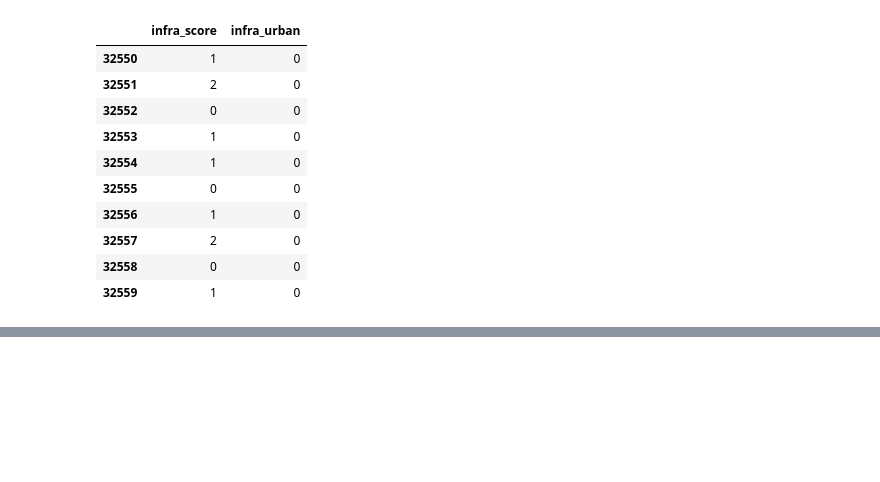
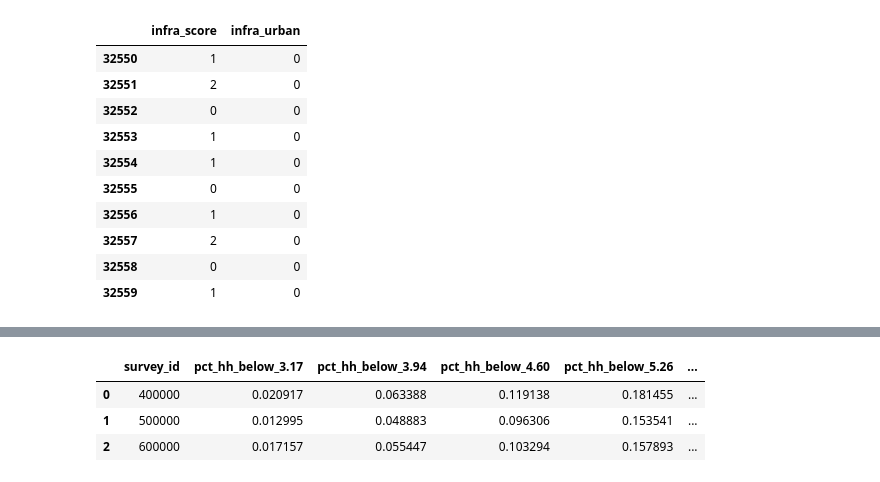
Before and after one commit to guupiii/ESAA, a Jupyter notebook: Poverty_Prediction_Challenge11.ipynb, the cells around one changed output, grey strips where cells are left out. Saved outputs shown, nothing was run; the diff lists cells and outputs as text; code cells hidden in the pictures; blank space fills up the shorter version.

```diff
--- a/Poverty_Prediction_Challenge11.ipynb
+++ b/Poverty_Prediction_Challenge11.ipynb
@@ -1048,0 +1126,18 @@ X_tr.loc[X_tr["urban"] == "Rural", ["infra_score", "infra_urban"]].head(10)
+# %%
+test_sid  = test_id["survey_id"].values
+test_hhid = test_id["hhid"].values
+
+test_pred_adj = np.array([
+    pred - bias_map.get(sid, 0.0)
+    for sid, pred in zip(test_sid, test_pred_cb)
+])
+
+test_pred_adj = np.maximum(test_pred_adj, 0)
+# %%
+rate_cols = [c for c in y2.columns if c.startswith("pct_hh_below_")]
+rate_cols_sorted = sorted(rate_cols, key=lambda x: float(x.split("_")[-1]))
+
+thresholds = np.array(
+    [float(c.split("_")[-1]) for c in rate_cols_sorted],
+    dtype=np.float32
+)
@@ -1048,0 +1164,31 @@ X_tr.loc[X_tr["urban"] == "Rural", ["infra_score", "infra_urban"]].head(10)
+# %%
+pov_rows = []
+
+for sid in np.unique(test_sid):
+    mask = (test_sid == sid)
+    cons = test_pred_adj[mask]
+
+    rates = (cons[:, None] < thresholds[None, :]).mean(axis=0)
+
+    row = {"survey_id": sid}
+    for c, r in zip(rate_cols_sorted, rates):
+        row[c] = float(r)
+
+    pov_rows.append(row)
+
+submission_pov = pd.DataFrame(
+    pov_rows,
+    columns=["survey_id"] + rate_cols_sorted
+)
+
+submission_pov.to_csv(
+    "predicted_poverty_distribution.csv",
+    index=False
+)
+
+submission_pov.head()
+# %% [output]
+|  | survey_id | pct_hh_below_3.17 | pct_hh_below_3.94 | pct_hh_below_4.60 | pct_hh_below_5.26 | ... |
+| 0 | 400000 | 0.020917 | 0.063388 | 0.119138 | 0.181455 | ... |
+| 1 | 500000 | 0.012995 | 0.048883 | 0.096306 | 0.153541 | ... |
+| 2 | 600000 | 0.017157 | 0.055447 | 0.103294 | 0.157893 | ... |
```
Also changed, not shown: parts of 8 cells of this notebook.
